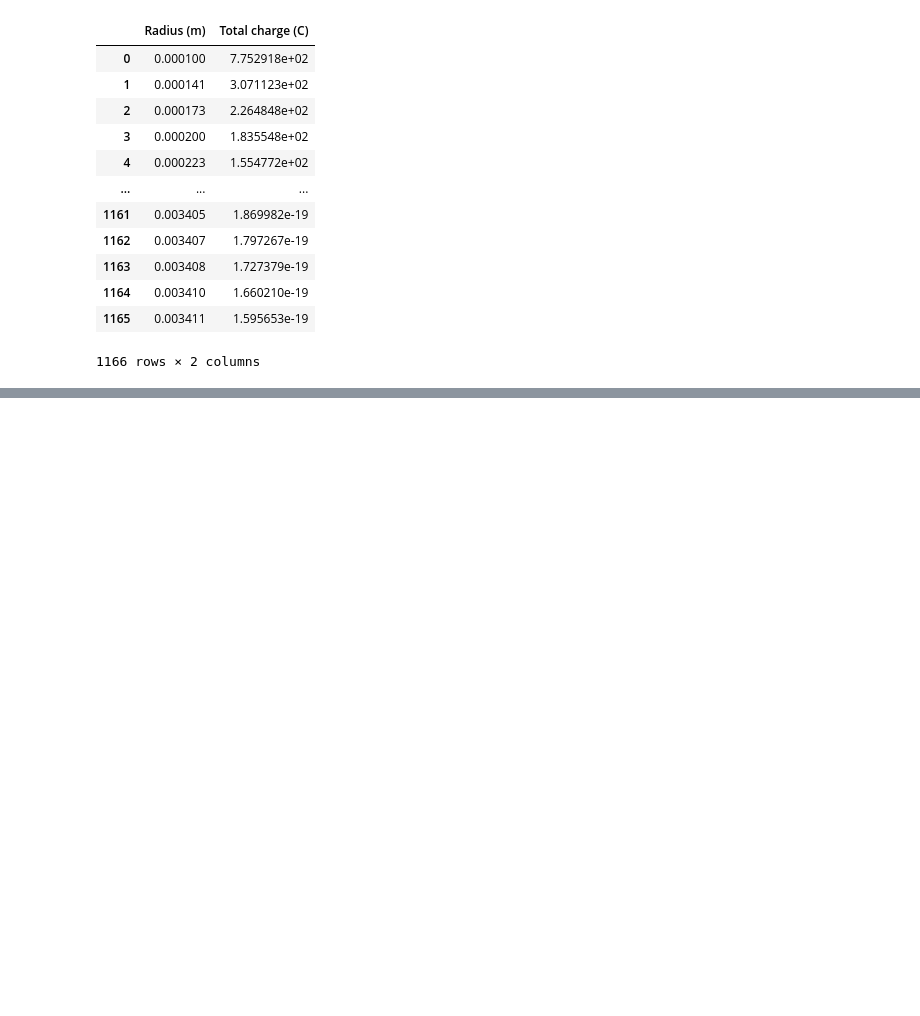
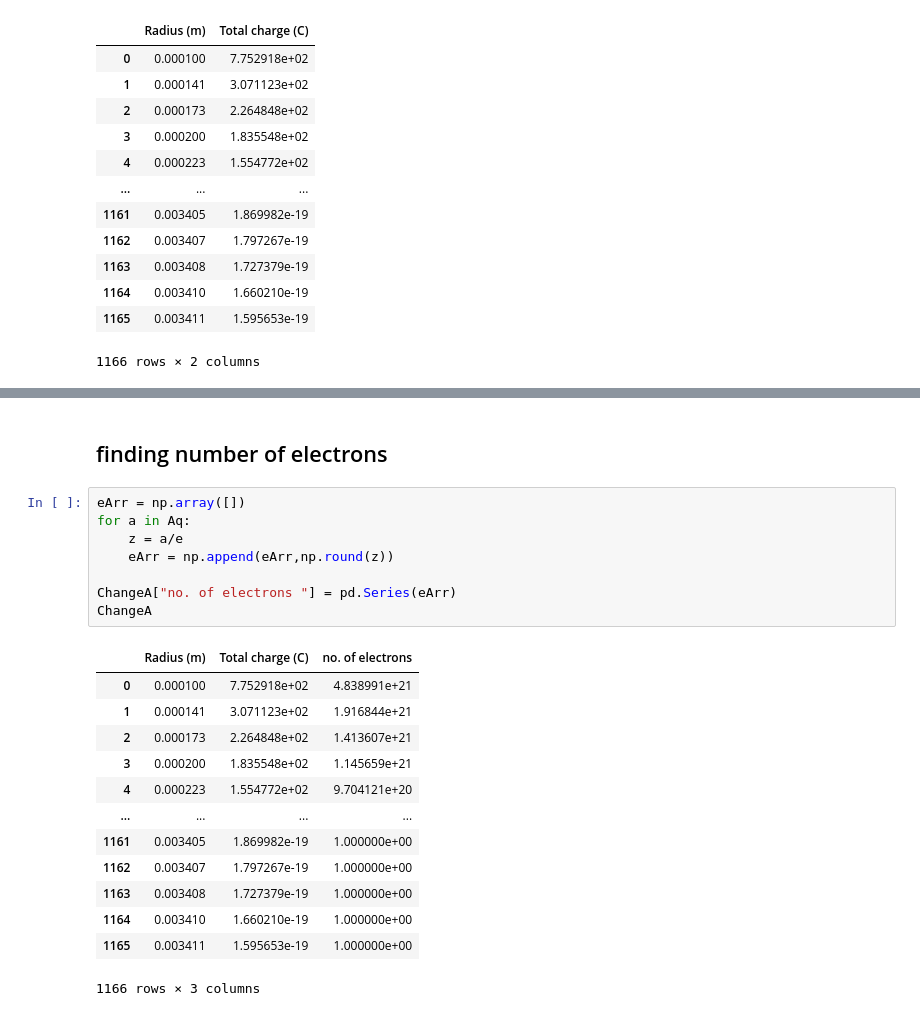
Before and after one commit to AriAtari/ChargeSeparation, a Jupyter notebook: Changing_radii.ipynb, the cells around one changed output, grey strips where cells are left out. Saved outputs shown, nothing was run; the diff lists cells and outputs as text; blank space fills up the shorter version.

```diff
--- a/Changing_radii.ipynb
+++ b/Changing_radii.ipynb
@@ -184,0 +206,24 @@ ChangeA
+# %% [markdown]
+## finding number of electrons
+# %%
+eArr = np.array([])
+for a in Aq:
+    z = a/e
+    eArr = np.append(eArr,np.round(z))
+
+ChangeA["no. of electrons "] = pd.Series(eArr)
+ChangeA
+# %% [output]
+|  | Radius (m) | Total charge (C) | no. of electrons |
+| 0 | 0.000100 | 7.752918e+02 | 4.838991e+21 |
+| 1 | 0.000141 | 3.071123e+02 | 1.916844e+21 |
+| 2 | 0.000173 | 2.264848e+02 | 1.413607e+21 |
+| 3 | 0.000200 | 1.835548e+02 | 1.145659e+21 |
+| 4 | 0.000223 | 1.554772e+02 | 9.704121e+20 |
+| ... | ... | ... | ... |
+| 1161 | 0.003405 | 1.869982e-19 | 1.000000e+00 |
+| 1162 | 0.003407 | 1.797267e-19 | 1.000000e+00 |
+| 1163 | 0.003408 | 1.727379e-19 | 1.000000e+00 |
+| 1164 | 0.003410 | 1.660210e-19 | 1.000000e+00 |
+| 1165 | 0.003411 | 1.595653e-19 | 1.000000e+00 |
+1166 rows × 3 columns
```
Also changed, not shown: parts of 6 cells of this notebook.
